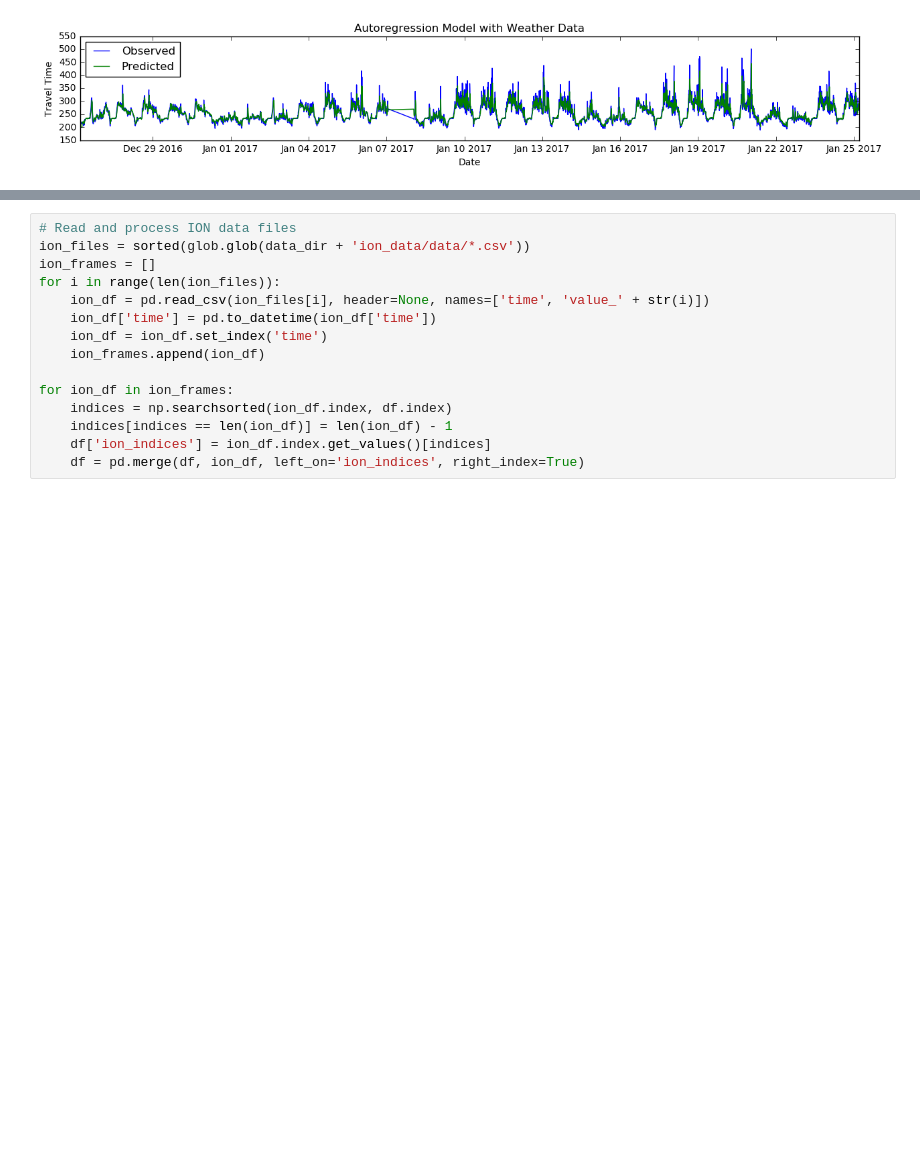
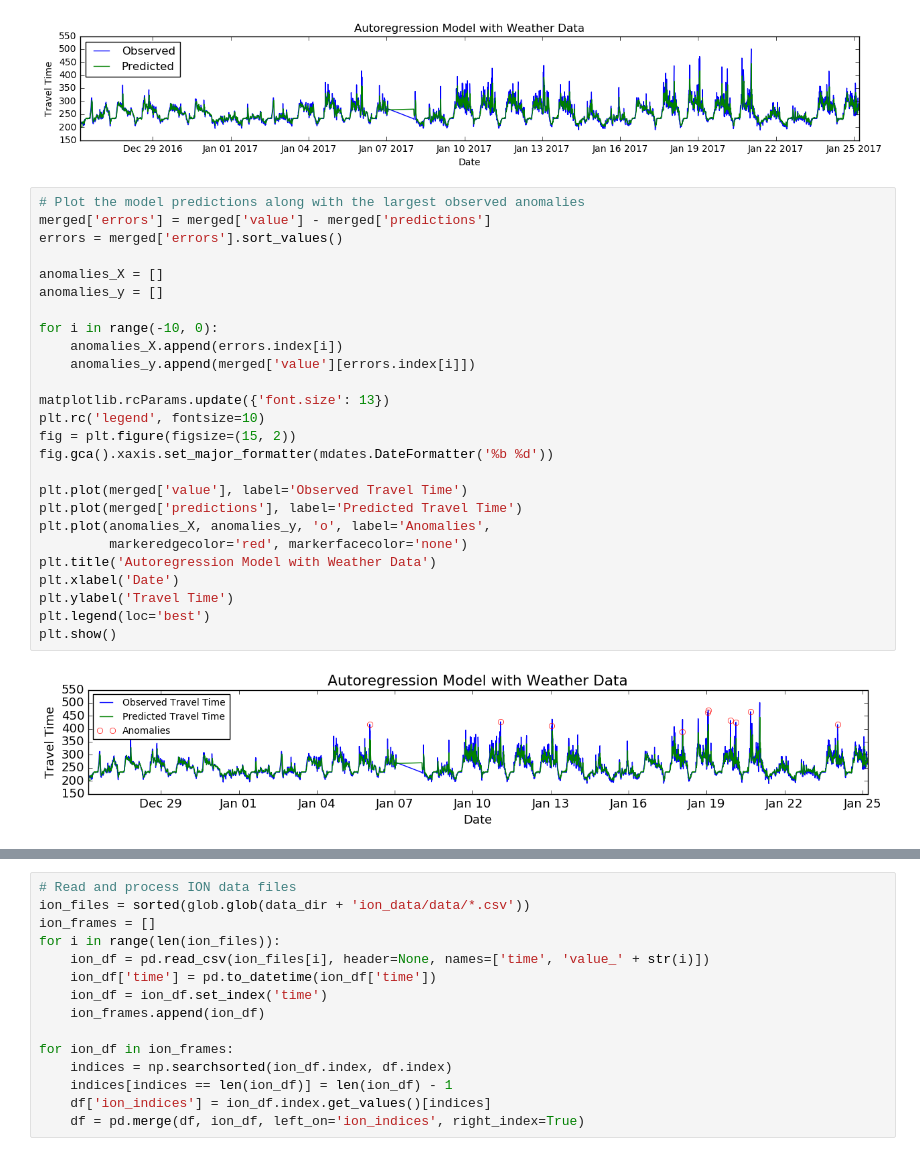
Before and after one commit to rpasricha/DatasetAnalysis, a Jupyter notebook: Analysis.ipynb, the cells around one changed output, grey strips where cells are left out. Drawn from its saved outputs; the diff is of its cells as text; blank space fills up the shorter version.

```diff
--- a/Analysis.ipynb
+++ b/Analysis.ipynb
@@ -167,3 +178,31 @@ plt.legend(loc='best')
 RMSE: 19.3735862453
 <matplotlib.legend.Legend at 0x...>
 [figure]
+# %%
+# Plot the model predictions along with the largest observed anomalies
+merged['errors'] = merged['value'] - merged['predictions']
+errors = merged['errors'].sort_values()
+
+anomalies_X = []
+anomalies_y = []
+
+for i in range(-10, 0):
+    anomalies_X.append(errors.index[i])
+    anomalies_y.append(merged['value'][errors.index[i]])
+
+matplotlib.rcParams.update({'font.size': 13})
+plt.rc('legend', fontsize=10)
+fig = plt.figure(figsize=(15, 2))
+fig.gca().xaxis.set_major_formatter(mdates.DateFormatter('%b %d'))
+
+plt.plot(merged['value'], label='Observed Travel Time')
+plt.plot(merged['predictions'], label='Predicted Travel Time')
+plt.plot(anomalies_X, anomalies_y, 'o', label='Anomalies',
+         markeredgecolor='red', markerfacecolor='none')
+plt.title('Autoregression Model with Weather Data')
+plt.xlabel('Date')
+plt.ylabel('Travel Time')
+plt.legend(loc='best')
+plt.show()
+# %% [output]
+[figure, added]
```
Also changed, not shown: parts of 16 cells of this notebook, 2 other files.
